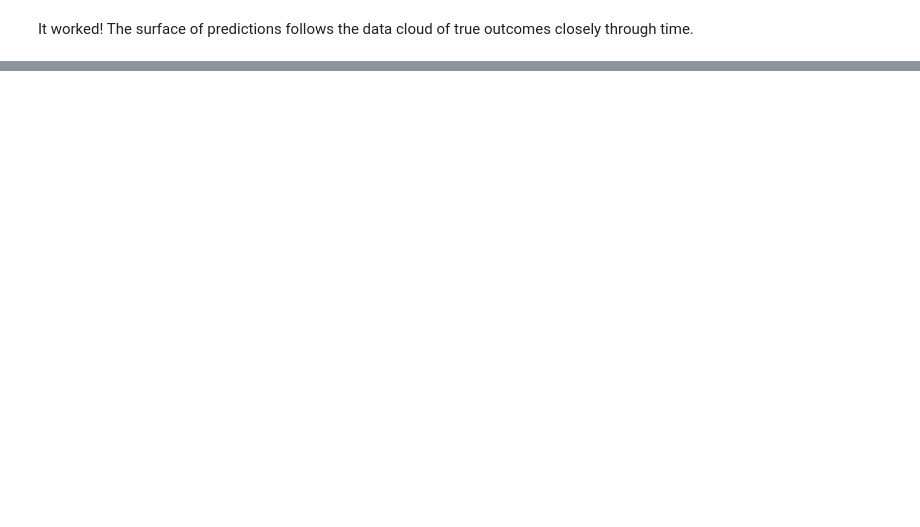
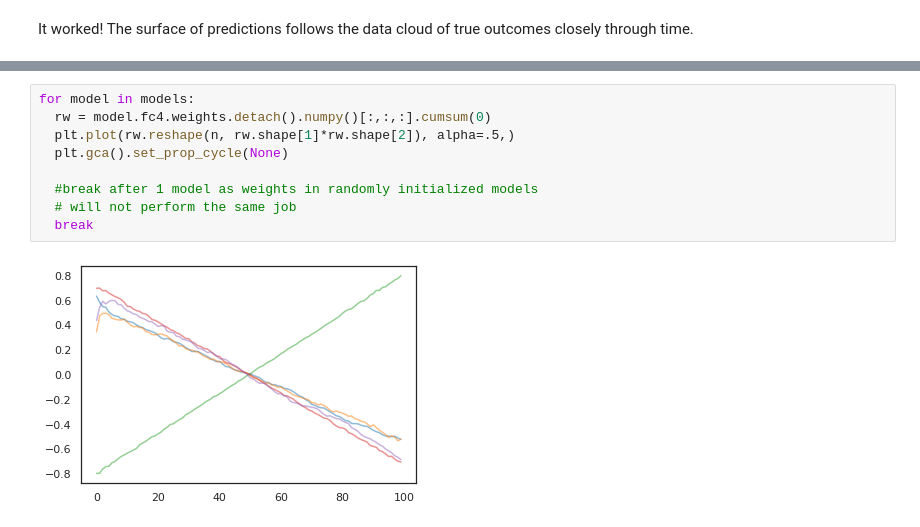
Before and after one commit to jpwoeltjen/researchBlog, a Jupyter notebook: _notebooks/2020-08-28-random_walk_deep_net_reg.ipynb, the cells around one changed output, grey strips where cells are left out. Drawn from its saved outputs; the diff is of its cells as text; blank space fills up the shorter version.

```diff
--- a/_notebooks/2020-08-28-random_walk_deep_net_reg.ipynb
+++ b/_notebooks/2020-08-28-random_walk_deep_net_reg.ipynb
@@ -336,0 +506,11 @@ It worked! The surface of predictions follows the data cloud of true outcomes cl
+# %%
+for model in models:
+  rw = model.fc4.weights.detach().numpy()[:,:,:].cumsum(0)
+  plt.plot(rw.reshape(n, rw.shape[1]*rw.shape[2]), alpha=.5,)
+  plt.gca().set_prop_cycle(None)
+
+  #break after 1 model as weights in randomly initialized models
+  # will not perform the same job
+  break
+# %% [output]
+[figure, added]
```
Also changed, not shown: parts of 21 cells of this notebook, 4 other files.
